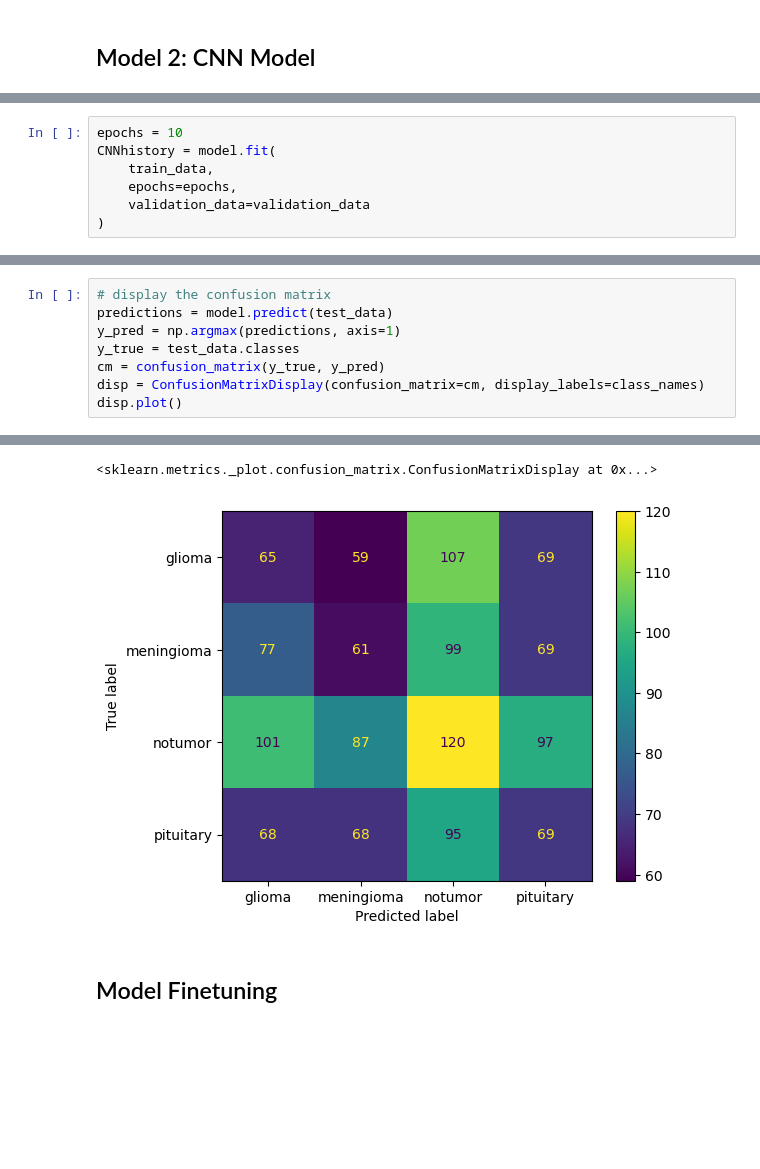
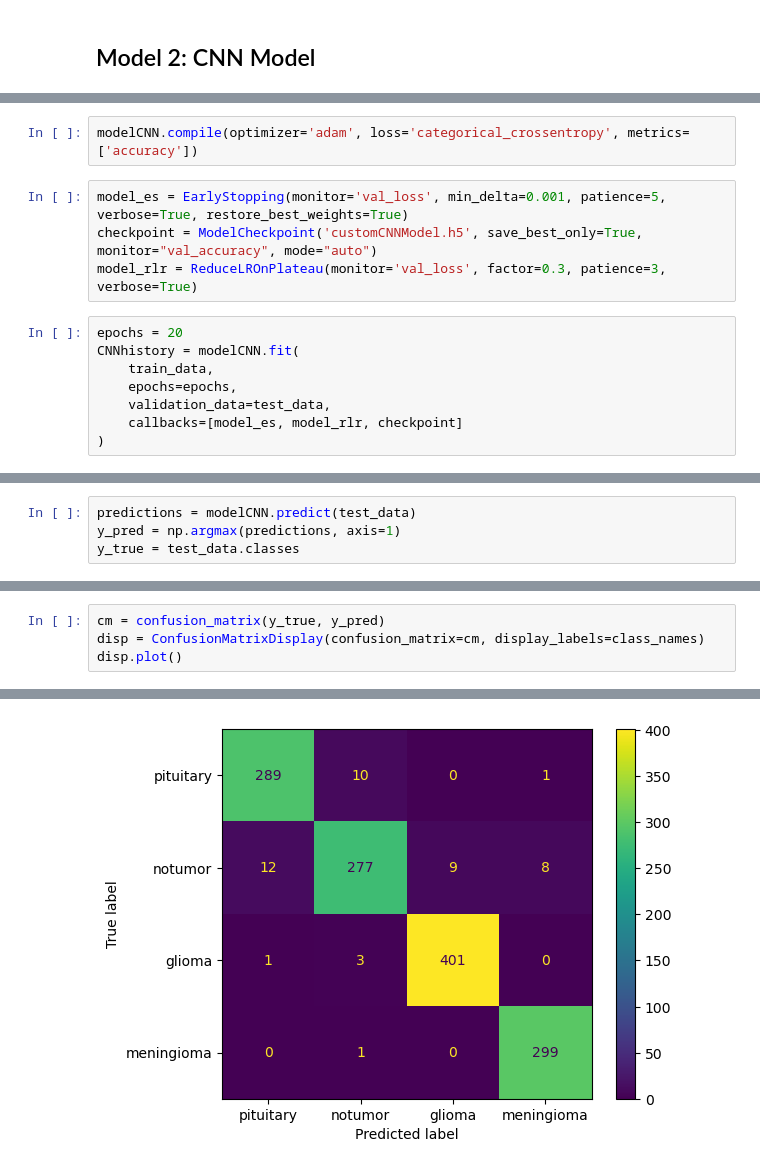
Before and after one commit to dwang917/BrainTumor_CNN, a Jupyter notebook: BrainTumorClassification.ipynb, the cells around one changed output, grey strips where cells are left out. Saved outputs shown, nothing was run; the diff lists cells and outputs as text; blank space fills up the shorter version.

Commit message:
Added pre-trained models

```diff
--- a/BrainTumorClassification.ipynb
+++ b/BrainTumorClassification.ipynb
@@ -328,10 +335,17 @@ Trainable params: 5,551,812
 Non-trainable params: 0
 _________________________________________________________________
+# %%
+modelCNN.compile(optimizer='adam', loss='categorical_crossentropy', metrics=['accuracy'])
+# %%
+model_es = EarlyStopping(monitor='val_loss', min_delta=0.001, patience=5, verbose=True, restore_best_weights=True)
+checkpoint = ModelCheckpoint('customCNNModel.h5', save_best_only=True, monitor="val_accuracy", mode="auto")
+model_rlr = ReduceLROnPlateau(monitor='val_loss', factor=0.3, patience=3, verbose=True)
 # %%
-epochs = 10
-CNNhistory = model.fit(
+epochs = 20
+CNNhistory = modelCNN.fit(
     train_data,
     epochs=epochs,
-    validation_data=validation_data
+    validation_data=test_data,
+    callbacks=[model_es, model_rlr, checkpoint]
 )
 # %% [output]
@@ -392,0 +406,4 @@ Test loss: 0.24836252629756927
+# %%
+predictions = modelCNN.predict(test_data)
+y_pred = np.argmax(predictions, axis=1)
+y_true = test_data.classes
@@ -393,8 +414,4 @@ Test loss: 0.24836252629756927
 # %%
-# display the confusion matrix
-predictions = model.predict(test_data)
-y_pred = np.argmax(predictions, axis=1)
-y_true = test_data.classes
 cm = confusion_matrix(y_true, y_pred)
 disp = ConfusionMatrixDisplay(confusion_matrix=cm, display_labels=class_names)
 disp.plot()
@@ -405,4 +420 @@ disp.plot()
-<sklearn.metrics._plot.confusion_matrix.ConfusionMatrixDisplay at 0x...>
-[figure, old version]
+[figure, new version]
-# %% [markdown]
-## Model Finetuning
```
Also changed, not shown: parts of 49 cells of this notebook.
